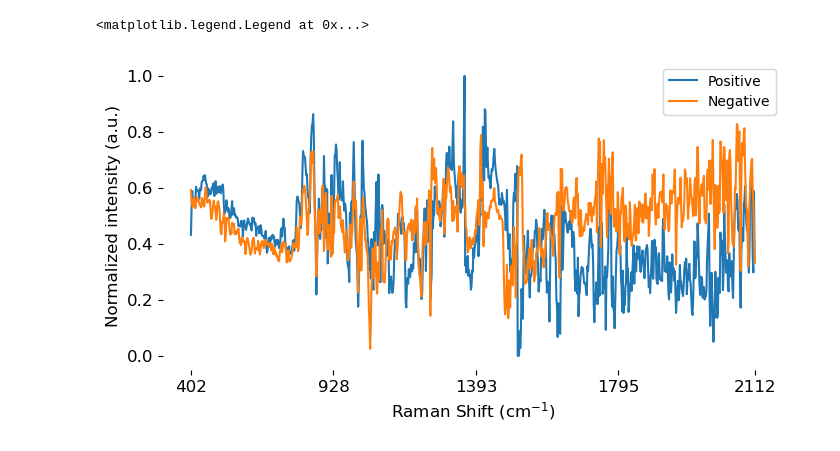
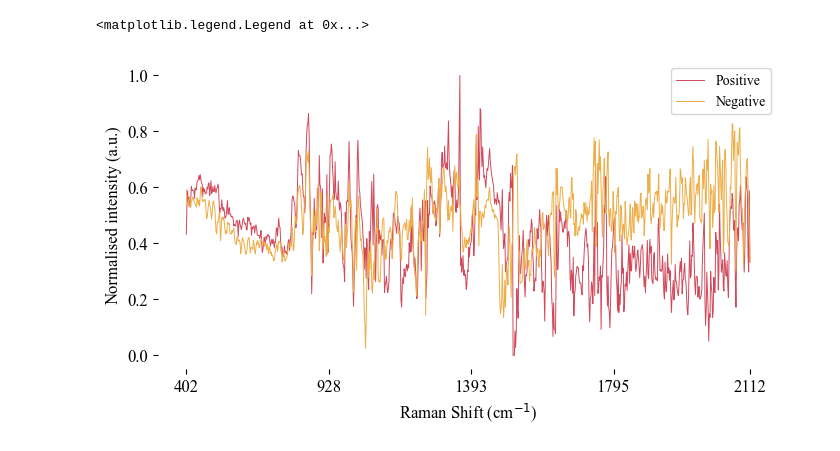
Before and after one commit to AaronFlanagan20/Analysis-of-Data-Synthesis-for-Raman-Spectroscopy, a Jupyter notebook: plots/graph_samples.ipynb, the cells around one changed output. Cells and saved outputs as stored; diff of their text form; code cells hidden in the pictures.

Commit message:
Updated for thesis graphics

```diff
--- a/plots/graph_samples.ipynb
+++ b/plots/graph_samples.ipynb
@@ -40,0 +40,32 @@ plt.legend(fontsize=10)
+# %%
+raman_shifts = chlo_original_data.columns[:-1].astype(float).astype(int)
+samples = chlo_original_data.iloc[:, :-1].to_numpy()
+
+plt.rcParams["font.family"] = "Times New Roman"
+fig = plt.figure(figsize=(18, 8))
+
+# Hide the top and right spines of the plot
+plt.gca().axes.spines["top"].set_visible(False)
+plt.gca().axes.spines["right"].set_visible(False)
+
+# Label the axes
+plt.xlabel("Raman Shift (cm$^{-1}$)", fontsize=22)
+plt.xlim([350, 3500])
+plt.xticks(np.arange(350, 3500, 200), fontsize=18)
+
+plt.ylabel("Normalised Intensity (a.u)", fontsize=22)
+plt.ylim([-0.01, 1])
+plt.yticks(fontsize=16)
+
+# add line and text for fingerprint region
+plt.axvline(x=2000, color="grey", linestyle="--", alpha=0.8)
+plt.text(x=750, y=0.9, s="Fingerprint region (150 - 2000 cm$^{-1}$)", fontsize=16)
+
+# Enable grid and adjust its styling
+plt.grid(visible=True, axis="y", color='grey', linestyle='-', linewidth=0.5, alpha=0.5)
+
+plt.plot(raman_shifts, samples[0], label="Positive", linewidth=0.7)
+plt.plot(raman_shifts, samples[51], label="Negative", linewidth=0.7)
+
+plt.legend(loc="lower center", fontsize=14, ncols=2, bbox_to_anchor=(0.5, 1.02));
+plt.savefig("../figs/chlo_original_sample_graph.pdf", bbox_inches='tight')
@@ -41,23 +74,26 @@ plt.legend(fontsize=10)
 # %%
 x_ticks = [0, 225, 450, 675, 890]
 sars_ticks = sars_original_data.columns[x_ticks].values
 sars_ticks = [int(float(i)) for i in sars_ticks]
 
+before_color = "#D1495B"  # Warm coral red
+after_color = "#EDAE49"   # Golden yellow
+
+plt.rcParams["font.family"] = "Times New Roman"
 plt.figure(figsize=(8, 4))
 
 plt.xlabel("Raman Shift (cm$^{-1}$)", fontsize=12)
-plt.ylabel("Normalized intensity (a.u.)", fontsize=12)
+plt.ylabel("Normalised intensity (a.u.)", fontsize=12)
 plt.yticks(fontsize=12)
 plt.xticks(x_ticks, labels=sars_ticks, fontsize=12)
 plt.box(False)
 
-# first sample for both classes selected
-plt.plot(sars_original_data.iloc[100, :-1], label="Positive")
-plt.plot(sars_original_data.iloc[0, :-1],  label="Negative")
+plt.plot(sars_original_data.iloc[100, :-1], linewidth=0.7, color=before_color, label="Positive")
+plt.plot(sars_original_data.iloc[0, :-1], linewidth=0.7, color=after_color, label="Negative")
 
 plt.legend(fontsize=10)
 #plt.savefig("../figs/sars_original_sample_graph.jpg", bbox_inches='tight')
 # %% [output]
 <matplotlib.legend.Legend at 0x...>
-[figure, old version]
+[figure, new version]
 # %%
```
Also changed, not shown: parts of 7 cells of this notebook, 3 other files.
